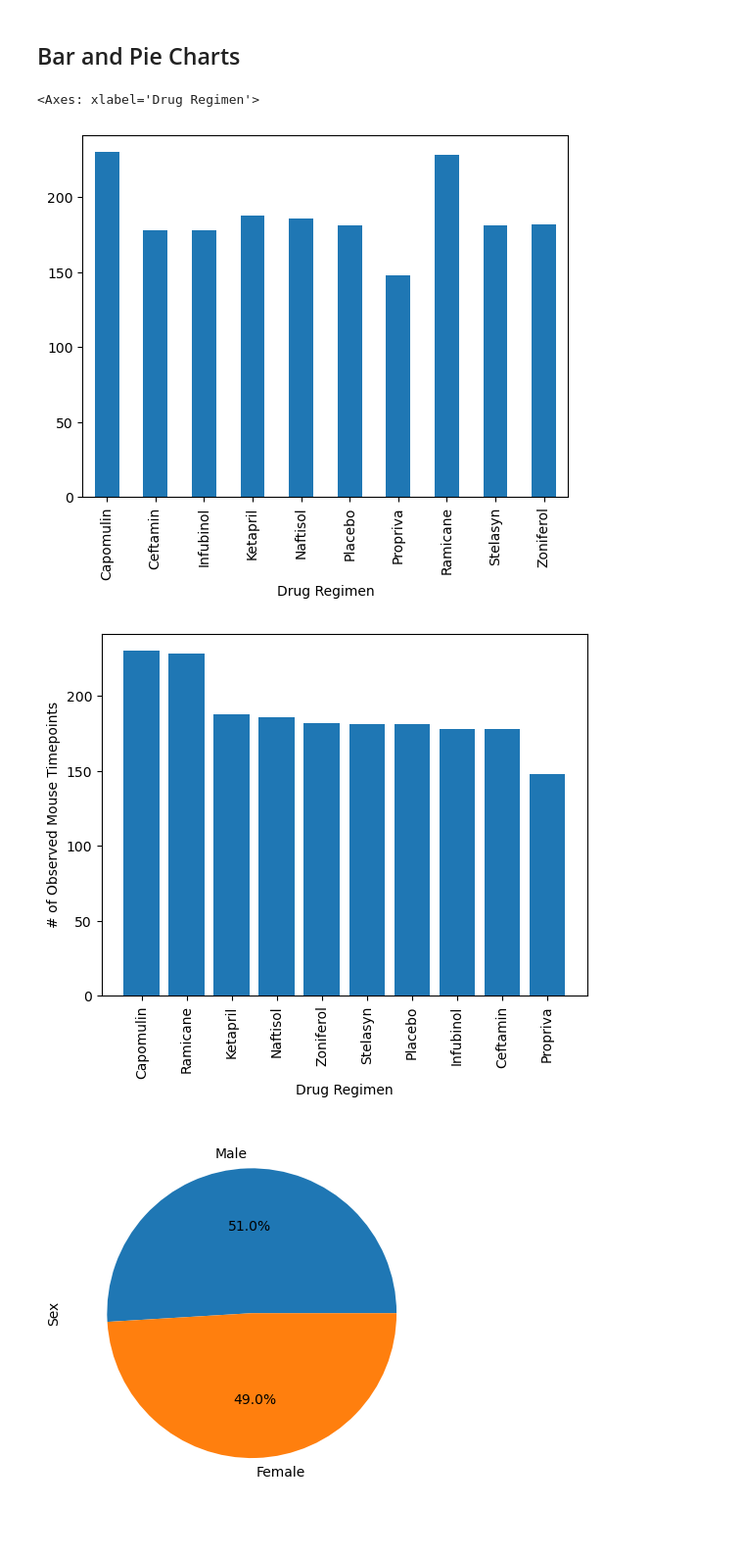
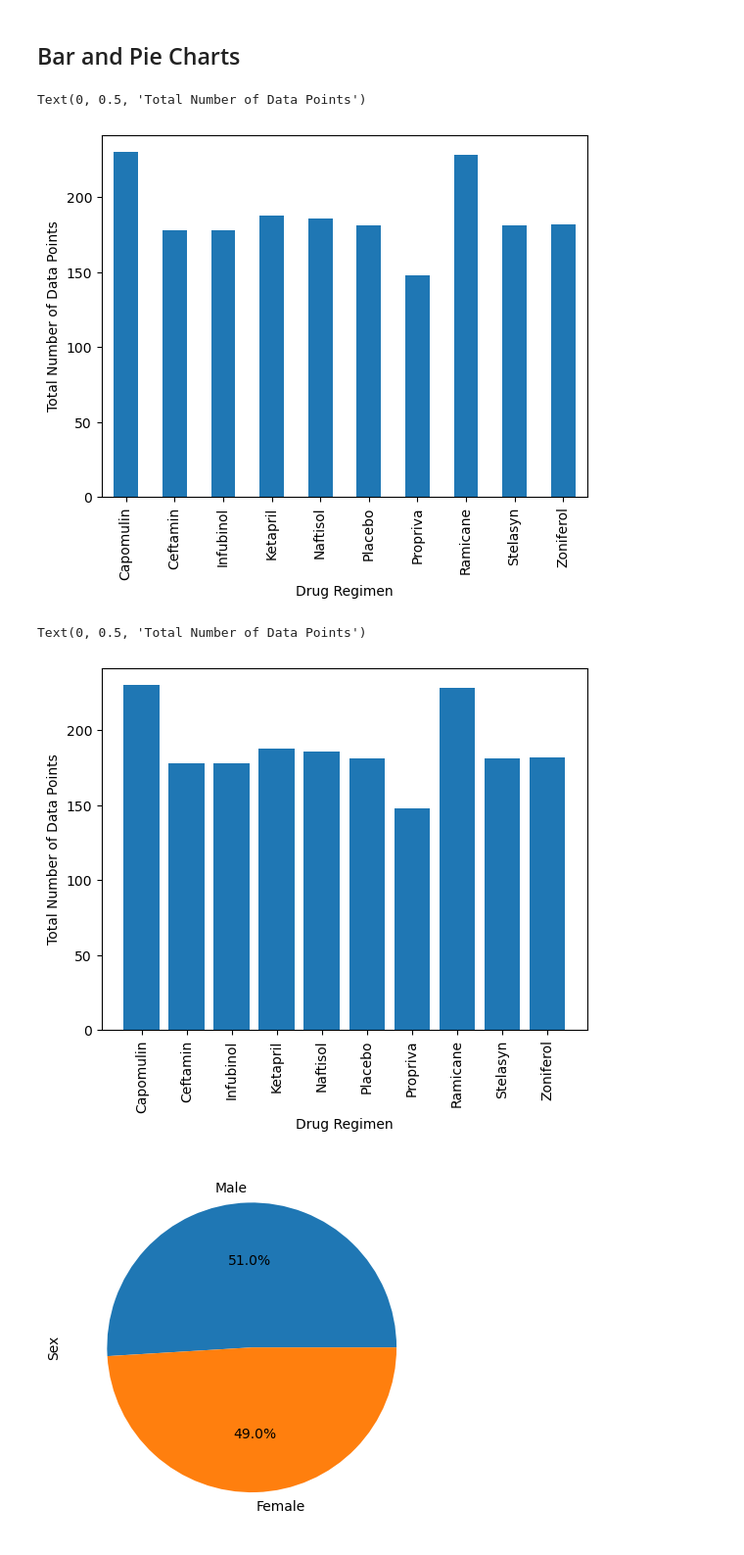
Before and after one commit to SamLind11/data-visualization-challenge, a Jupyter notebook: Pymaceuticals/pymaceuticals_starter.ipynb, the cells around one changed output. Shown at 98% size. Saved outputs shown, nothing was run; the diff lists cells and outputs as text; code cells hidden in the pictures.

```diff
--- a/Pymaceuticals/pymaceuticals_starter.ipynb
+++ b/Pymaceuticals/pymaceuticals_starter.ipynb
@@ -137,14 +137,20 @@ regimen_df_aggregation
 # %%
 # Generate a bar plot showing the total number of rows (Mouse ID/Timepoints) for each drug regimen using Pandas.
 regimen_timepoints_counts = regimen_groups.size()
 regimen_timepoints_counts.plot.bar()
+plt.ylabel("Total Number of Data Points")
 # %% [output]
-<Axes: xlabel='Drug Regimen'>
+Text(0, 0.5, 'Total Number of Data Points')
-[figure, old version]
+[figure, new version]
 # %%
 # Generate a bar plot showing the total number of rows (Mouse ID/Timepoints) for each drug regimen using pyplot.
+plt.bar(regimen_timepoints_counts.index, regimen_timepoints_counts.values)
+plt.xticks(rotation=90)
+plt.xlabel("Drug Regimen")
+plt.ylabel("Total Number of Data Points")
 # %% [output]
+Text(0, 0.5, 'Total Number of Data Points')
-[figure, old version]
+[figure, new version]
 # %%
 # Generate a pie plot showing the distribution of female versus male mice using Pandas
 # %% [output]
```
